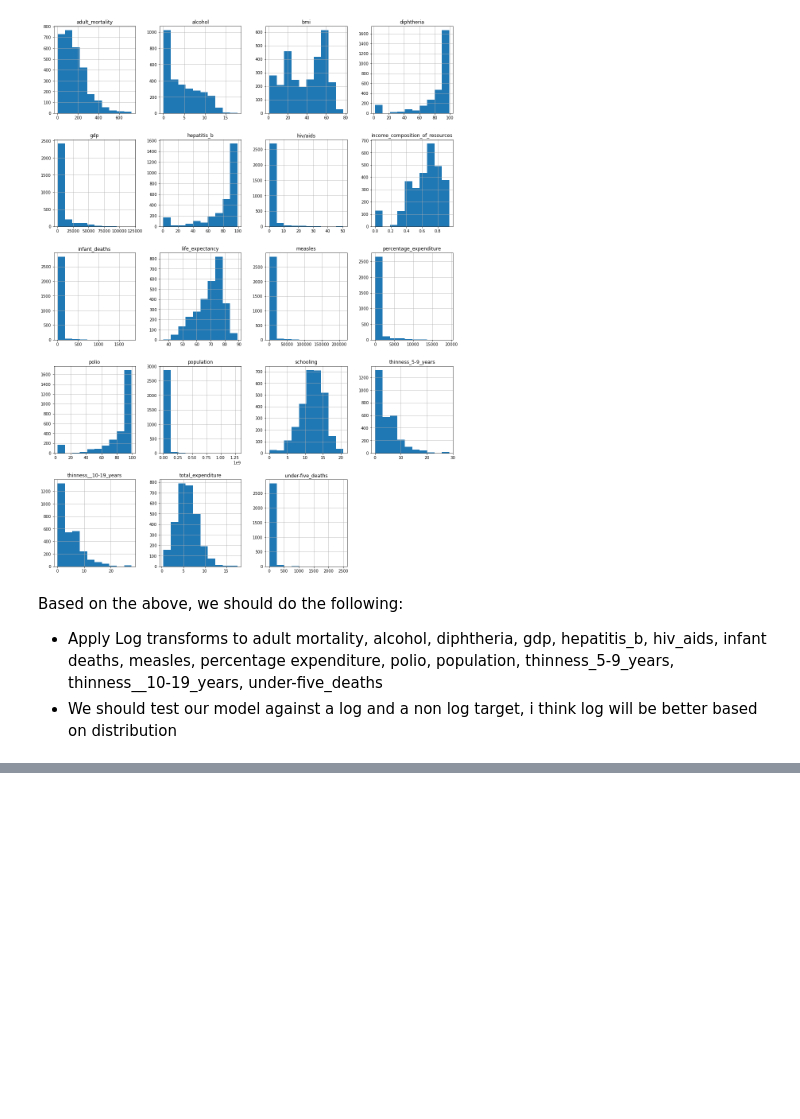
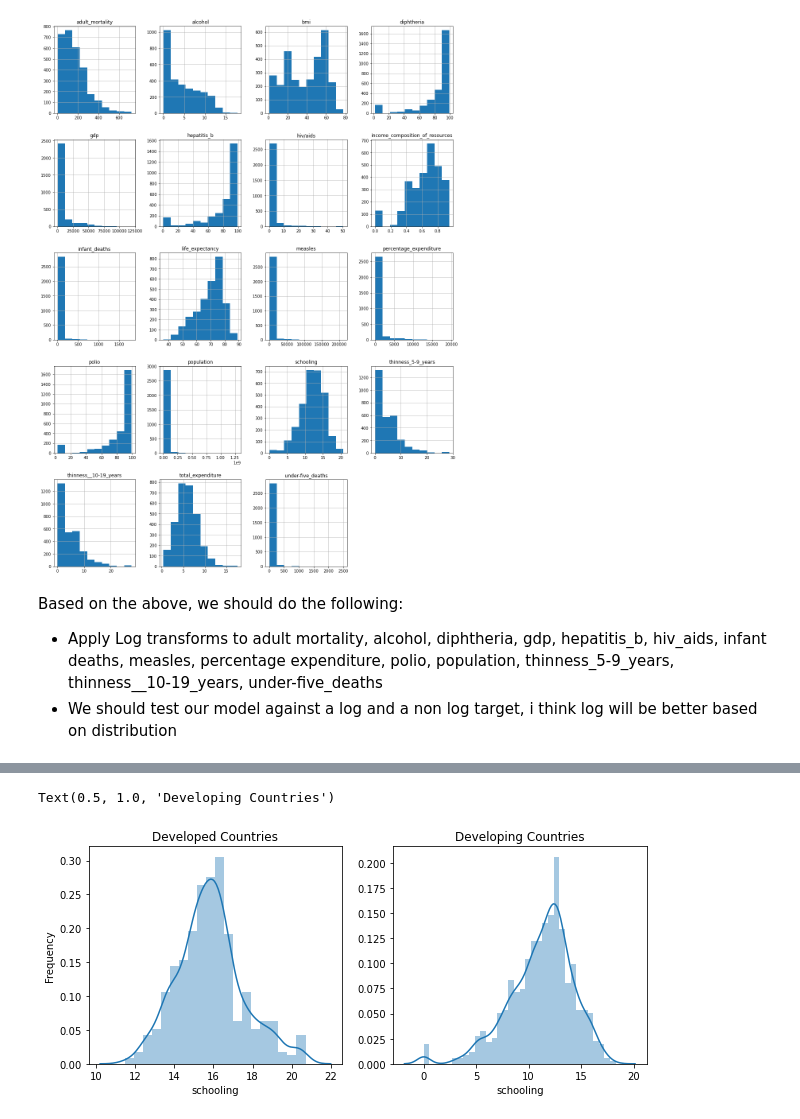
Before and after one commit to bmccabe96/Life_Expectancy_Regression, a Jupyter notebook: Analysis.ipynb, the cells around one changed output, grey strips where cells are left out. Drawn from its saved outputs; the diff is of its cells as text; code cells hidden in the pictures; blank space fills up the shorter version.

Commit message:
performed test on schooling

```diff
--- a/Analysis.ipynb
+++ b/Analysis.ipynb
@@ -27,0 +103,13 @@ Based on the above, we should do the following:
+# %%
+fig = plt.subplots(figsize=(10,4))
+ax1 = plt.subplot(121)
+sns.distplot(df[df.status=='Developed'].schooling, ax=ax1)
+ax1.set_title("Developed Countries")
+ax1.set_ylabel("Frequency")
+
+ax2 = plt.subplot(122)
+sns.distplot(df[df.status=='Developing'].schooling, ax=ax2)
+ax2.set_title("Developing Countries")
+# %% [output]
+Text(0.5, 1.0, 'Developing Countries')
+[figure, added]
```
Also changed, not shown: parts of 20 cells of this notebook.
